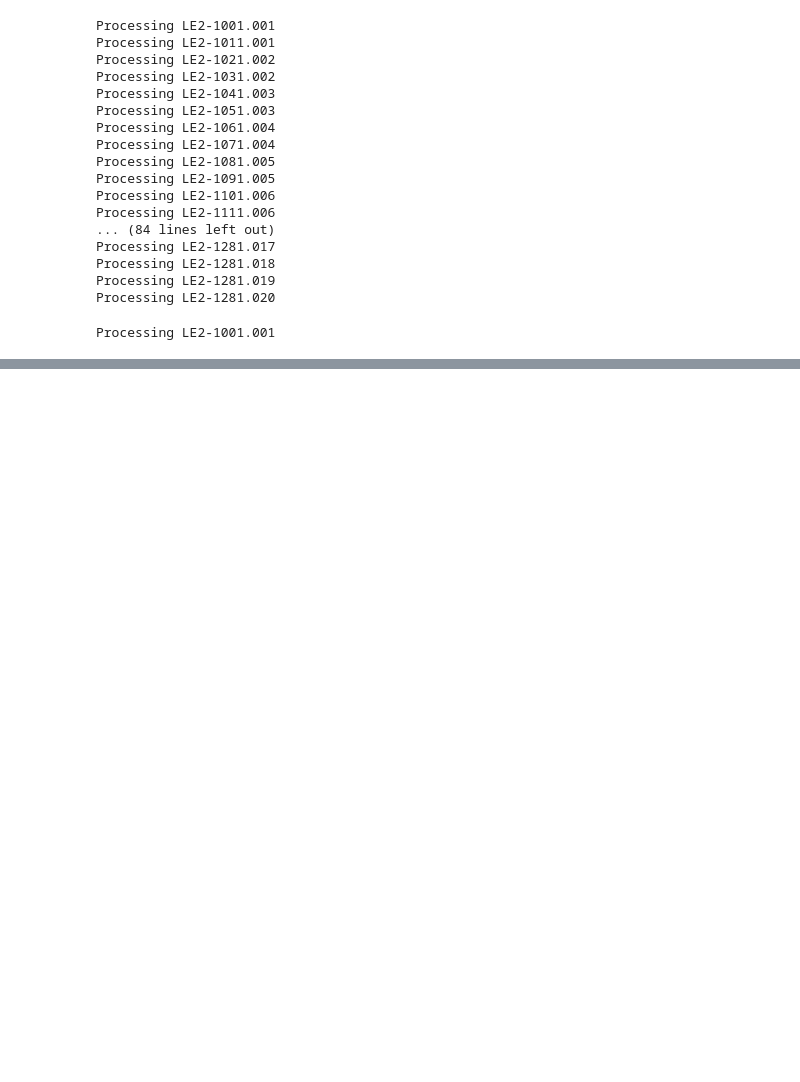
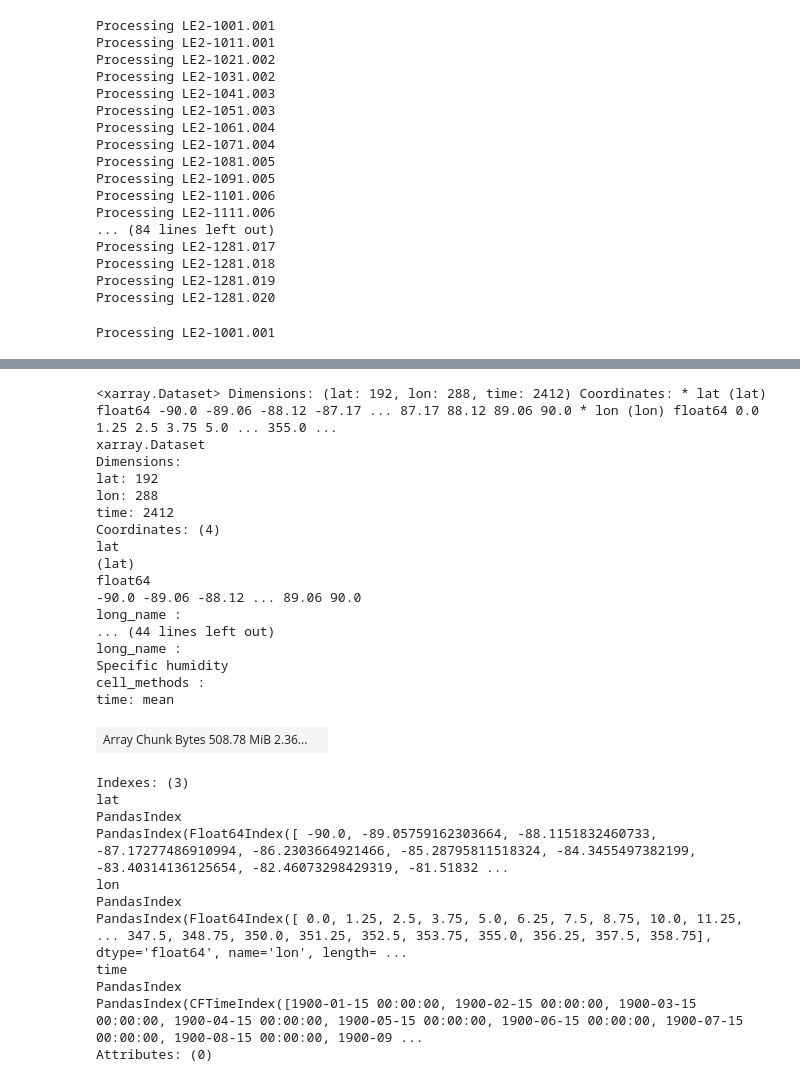
Before and after one commit to emmleroy/msea-interbasin-interactions, a Jupyter notebook: data_preprocessing.ipynb, the cells around one changed output, grey strips where cells are left out. Drawn from its saved outputs; the diff is of its cells as text; code cells hidden in the pictures; blank space fills up the shorter version.

```diff
--- a/data_preprocessing.ipynb
+++ b/data_preprocessing.ipynb
@@ -180,3 +412,38 @@ Processing LE2-1001.001
+# %%
+import xarray as xr
+ds0 = xr.open_mfdataset("/home/eleroy/proj-dirs/SEAM/data/ExtData/CESM2-LE/atm/monthly_ave/Q_850/LE2-1001.001.Q850.1900_2100.nc")
+# %%
+ds0
+# %% [output]
+<xarray.Dataset> Dimensions: (lat: 192, lon: 288, time: 2412) Coordinates: * lat (lat) float64 -90.0 -89.06 -88.12 -87.17 ... 87.17 88.12 89.06 90.0 * lon (lon) float64 0.0 1.25 2.5 3.75 5.0 ... 355.0 ...
+xarray.Dataset
+Dimensions:
+lat: 192
+lon: 288
+time: 2412
+Coordinates: (4)
+lat
+(lat)
+float64
+-90.0 -89.06 -88.12 ... 89.06 90.0
+long_name :
+... (44 lines left out)
+long_name :
+Specific humidity
+cell_methods :
+time: mean
+| Array Chunk Bytes 508.78 MiB 2.36... |  |
+Indexes: (3)
+lat
+PandasIndex
+PandasIndex(Float64Index([ -90.0, -89.05759162303664, -88.1151832460733, -87.17277486910994, -86.2303664921466, -85.28795811518324, -84.3455497382199, -83.40314136125654, -82.46073298429319, -81.51832 ...
+lon
+PandasIndex
+PandasIndex(Float64Index([ 0.0, 1.25, 2.5, 3.75, 5.0, 6.25, 7.5, 8.75, 10.0, 11.25, ... 347.5, 348.75, 350.0, 351.25, 352.5, 353.75, 355.0, 356.25, 357.5, 358.75], dtype='float64', name='lon', length= ...
+time
+PandasIndex
+PandasIndex(CFTimeIndex([1900-01-15 00:00:00, 1900-02-15 00:00:00, 1900-03-15 00:00:00, 1900-04-15 00:00:00, 1900-05-15 00:00:00, 1900-06-15 00:00:00, 1900-07-15 00:00:00, 1900-08-15 00:00:00, 1900-09 ...
+Attributes: (0)
 # %%
 # Figure 4 pre-processing
 
```
Also changed, not shown: parts of 10 cells of this notebook, 12 other files.
